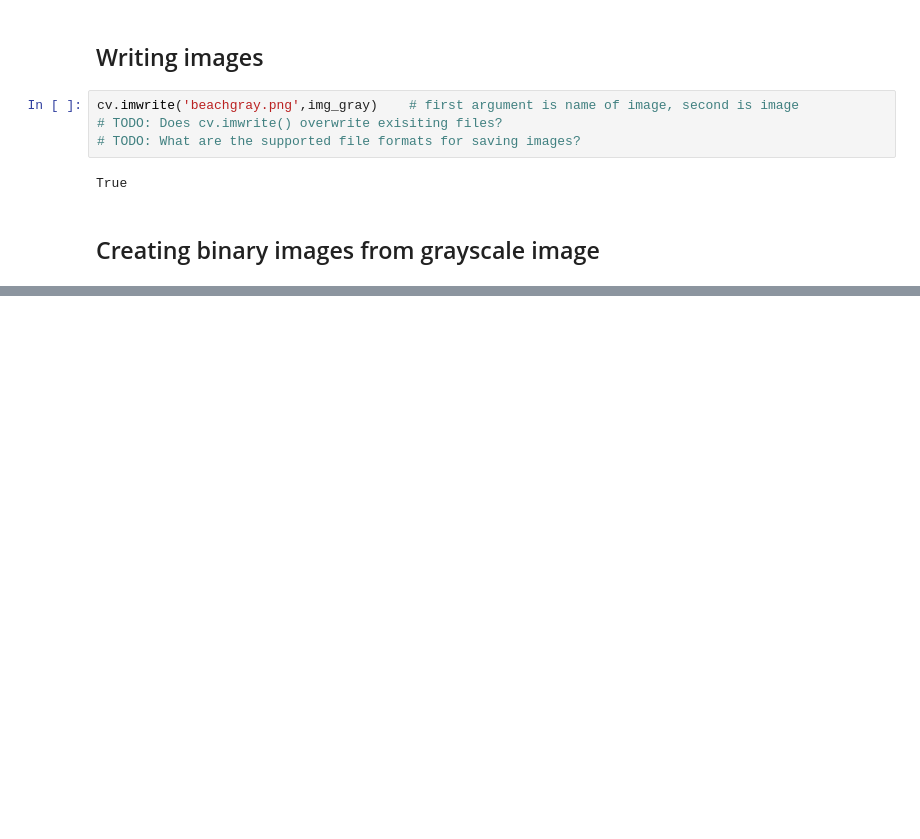
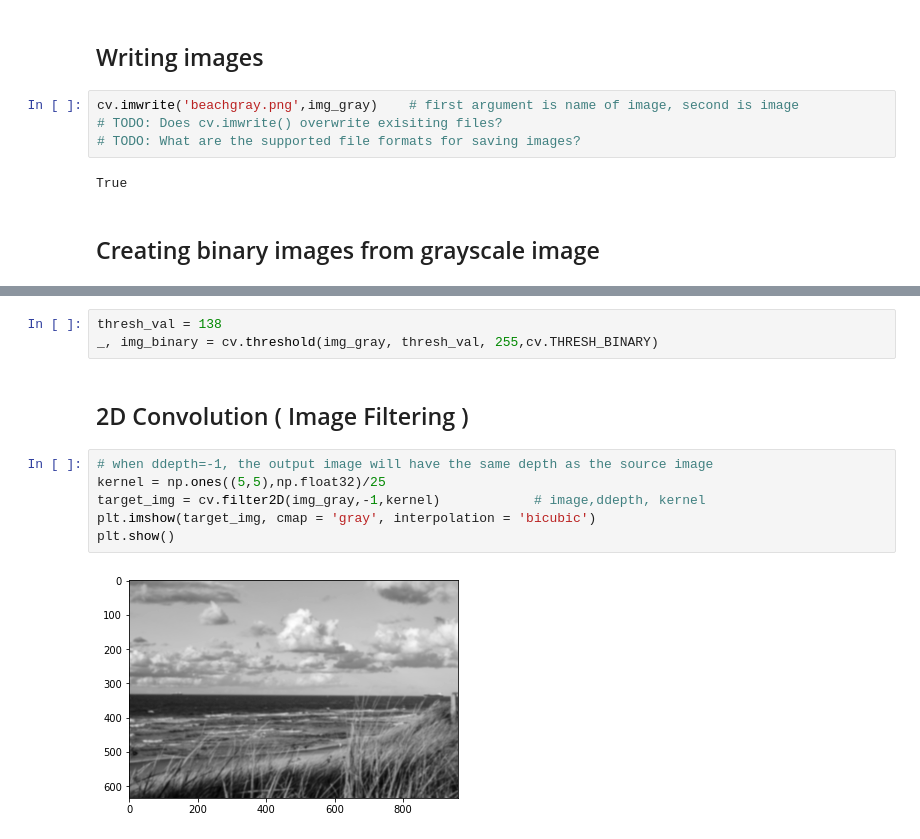
Before and after one commit to djlisashi/opencv-snippets, a Jupyter notebook: OpenCV code snippets.ipynb, the cells around one changed output, grey strips where cells are left out. Saved outputs shown, nothing was run; the diff lists cells and outputs as text; blank space fills up the shorter version.

Commit message:
feat: add cv.filter2D() example

```diff
--- a/OpenCV code snippets.ipynb
+++ b/OpenCV code snippets.ipynb
@@ -50,2 +51,15 @@ def show_binary(thresh_val=(0,255,1)):
 # %% [output]
 interactive(children=(IntSlider(value=127, description='thresh_val', max=255), Button(description='Run Interac…
+# %%
+thresh_val = 138
+_, img_binary = cv.threshold(img_gray, thresh_val, 255,cv.THRESH_BINARY)
+# %% [markdown]
+## 2D Convolution ( Image Filtering )
+# %%
+# when ddepth=-1, the output image will have the same depth as the source image
+kernel = np.ones((5,5),np.float32)/25
+target_img = cv.filter2D(img_gray,-1,kernel)            # image,ddepth, kernel
+plt.imshow(target_img, cmap = 'gray', interpolation = 'bicubic')
+plt.show()
+# %% [output]
+[figure, added]
```
Also changed, not shown: parts of 1 cell of this notebook.
